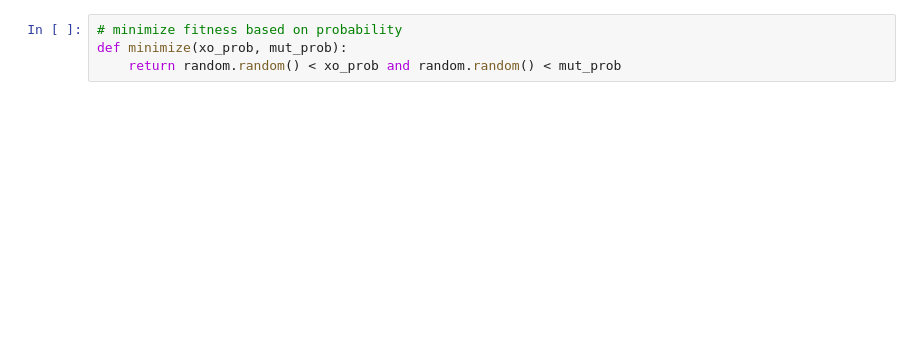
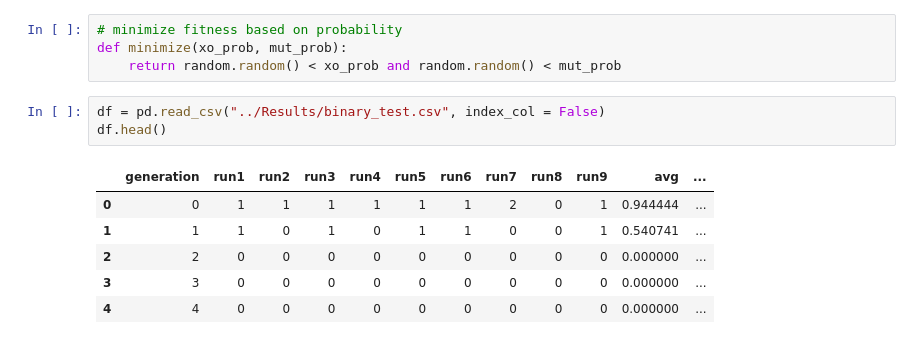
Before and after one commit to LeonardoDiCaterina/Gen_Alg1_RunningDinner, a Jupyter notebook: Notebooks/SelMechDemo.ipynb, the cells around one changed output. Drawn from its saved outputs; the diff is of its cells as text; blank space fills up the shorter version.

```diff
--- a/Notebooks/SelMechDemo.ipynb
+++ b/Notebooks/SelMechDemo.ipynb
@@ -705,3 +710,13 @@ plot_all_ga_results('Results')
 # minimize fitness based on probability
 def minimize(xo_prob, mut_prob):
     return random.random() < xo_prob and random.random() < mut_prob
+# %%
+df = pd.read_csv("../Results/binary_test.csv", index_col = False)
+df.head()
+# %% [output]
+|  | generation | run1 | run2 | run3 | run4 | run5 | run6 | run7 | run8 | run9 | avg | ... |
+| 0 | 0 | 1 | 1 | 1 | 1 | 1 | 1 | 2 | 0 | 1 | 0.944444 | ... |
+| 1 | 1 | 1 | 0 | 1 | 0 | 1 | 1 | 0 | 0 | 1 | 0.540741 | ... |
+| 2 | 2 | 0 | 0 | 0 | 0 | 0 | 0 | 0 | 0 | 0 | 0.000000 | ... |
+| 3 | 3 | 0 | 0 | 0 | 0 | 0 | 0 | 0 | 0 | 0 | 0.000000 | ... |
+| 4 | 4 | 0 | 0 | 0 | 0 | 0 | 0 | 0 | 0 | 0 | 0.000000 | ... |
```
Also changed, not shown: parts of 23 cells of this notebook, 1 other file.
